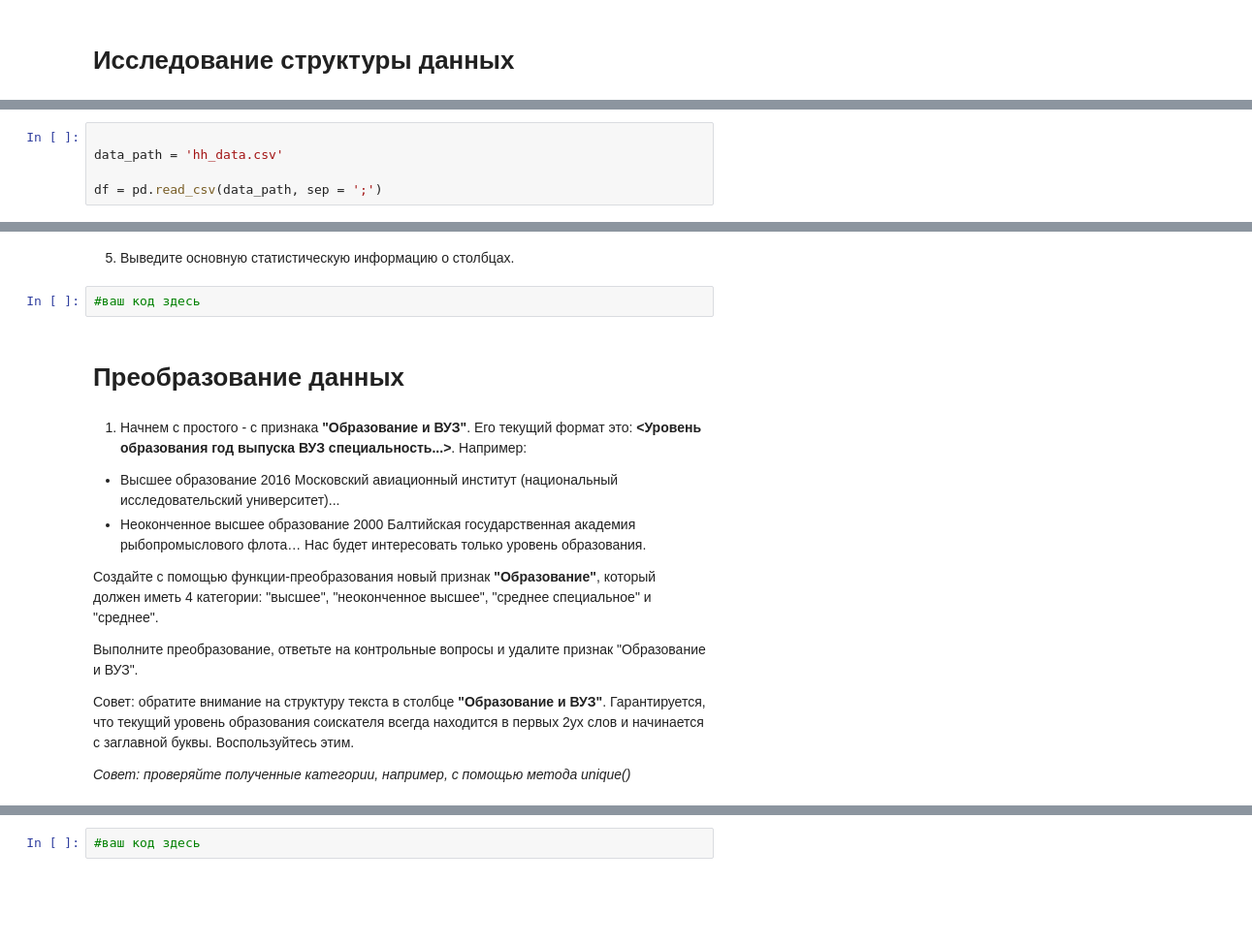
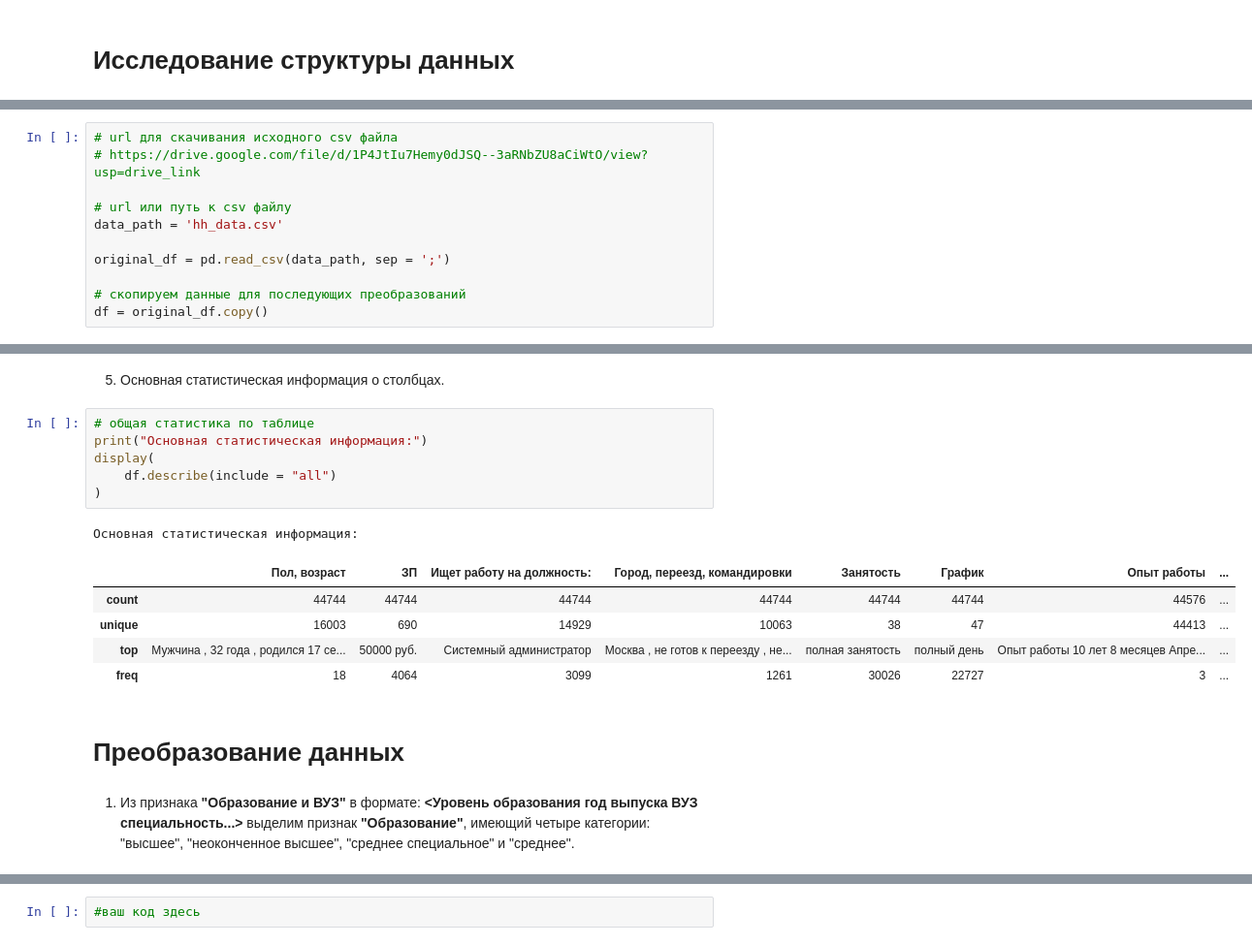
Before and after one commit to denis-marchenkov-sf/sf_headhunter, a Jupyter notebook: main.ipynb, the cells around one changed output, grey strips where cells are left out. Shown: that part at 97% size. Cells and saved outputs as stored; diff of their text form; blank space fills up the shorter version.

```diff
--- a/main.ipynb
+++ b/main.ipynb
@@ -15,6 +15,12 @@ import plotly.express as px
 # %%
+# url для скачивания исходного csv файла
+# https://drive.google.com/file/d/1P4JtIu7Hemy0dJSQ--3aRNbZU8aCiWtO/view?usp=drive_link
 
+# url или путь к csv файлу
 data_path = 'hh_data.csv'
 
-df = pd.read_csv(data_path, sep = ';')
+original_df = pd.read_csv(data_path, sep = ';')
+
+# скопируем данные для последующих преобразований
+df = original_df.copy()
 # %% [markdown]
@@ -35,20 +106,20 @@ df.head(3)
 # %% [markdown]
-5. Выведите основную статистическую информацию о столбцах.
+5. Основная статистическая информация о столбцах.
 # %%
-#ваш код здесь
+# общая статистика по таблице
+print("Основная статистическая информация:")
+display(
+    df.describe(include = "all")
+)
+# %% [output]
+Основная статистическая информация:
+|  | Пол, возраст | ЗП | Ищет работу на должность: | Город, переезд, командировки | Занятость | График | Опыт работы | ... |
+| count | 44744 | 44744 | 44744 | 44744 | 44744 | 44744 | 44576 | ... |
+| unique | 16003 | 690 | 14929 | 10063 | 38 | 47 | 44413 | ... |
+| top | Мужчина , 32 года , родился 17 се... | 50000 руб. | Системный администратор | Москва , не готов к переезду , не... | полная занятость | полный день | Опыт работы 10 лет 8 месяцев Апре... | ... |
+| freq | 18 | 4064 | 3099 | 1261 | 30026 | 22727 | 3 | ... |
 # %% [markdown]
 # Преобразование данных
 # %% [markdown]
-1. Начнем с простого - с признака **"Образование и ВУЗ"**. Его текущий формат это: **<Уровень образования год выпуска ВУЗ специальность...>**. Например:
-* Высшее образование 2016 Московский авиационный институт (национальный исследовательский университет)...
-* Неоконченное высшее образование 2000  Балтийская государственная академия рыбопромыслового флота…
-Нас будет интересовать только уровень образования.
-
-Создайте с помощью функции-преобразования новый признак **"Образование"**, который должен иметь 4 категории: "высшее", "неоконченное высшее", "среднее специальное" и "среднее".
-
-Выполните преобразование, ответьте на контрольные вопросы и удалите признак "Образование и ВУЗ".
-
-Совет: обратите внимание на структуру текста в столбце **"Образование и ВУЗ"**. Гарантируется, что текущий уровень образования соискателя всегда находится в первых 2ух слов и начинается с заглавной буквы. Воспользуйтесь этим.
-
-*Совет: проверяйте полученные категории, например, с помощью метода unique()*
+1. Из признака **"Образование и ВУЗ"** в формате: **<Уровень образования год выпуска ВУЗ специальность...>** выделим признак **"Образование"**, имеющий четыре категории: "высшее", "неоконченное высшее", "среднее специальное" и "среднее".
 # %%
```
Also changed, not shown: parts of 15 cells of this notebook.
